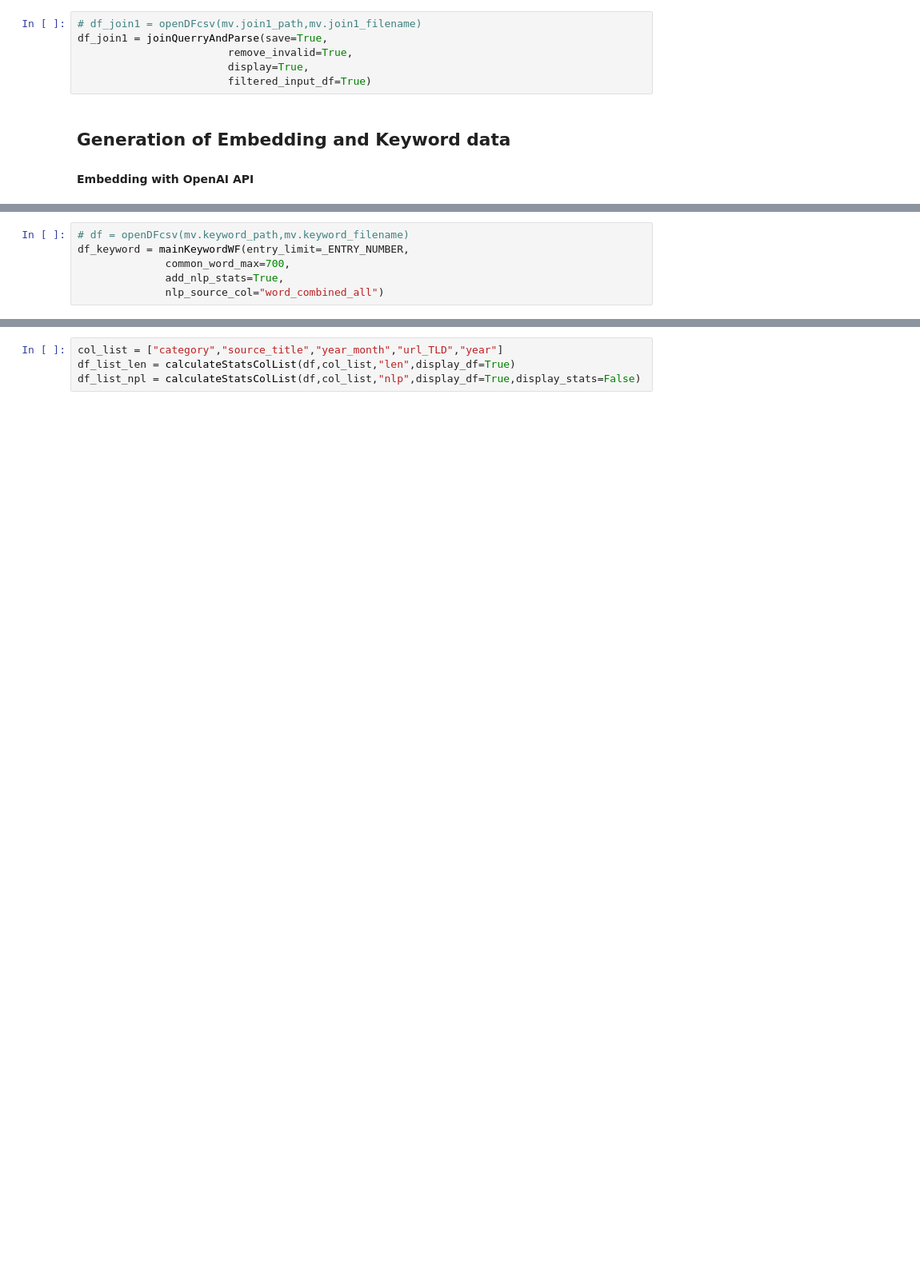
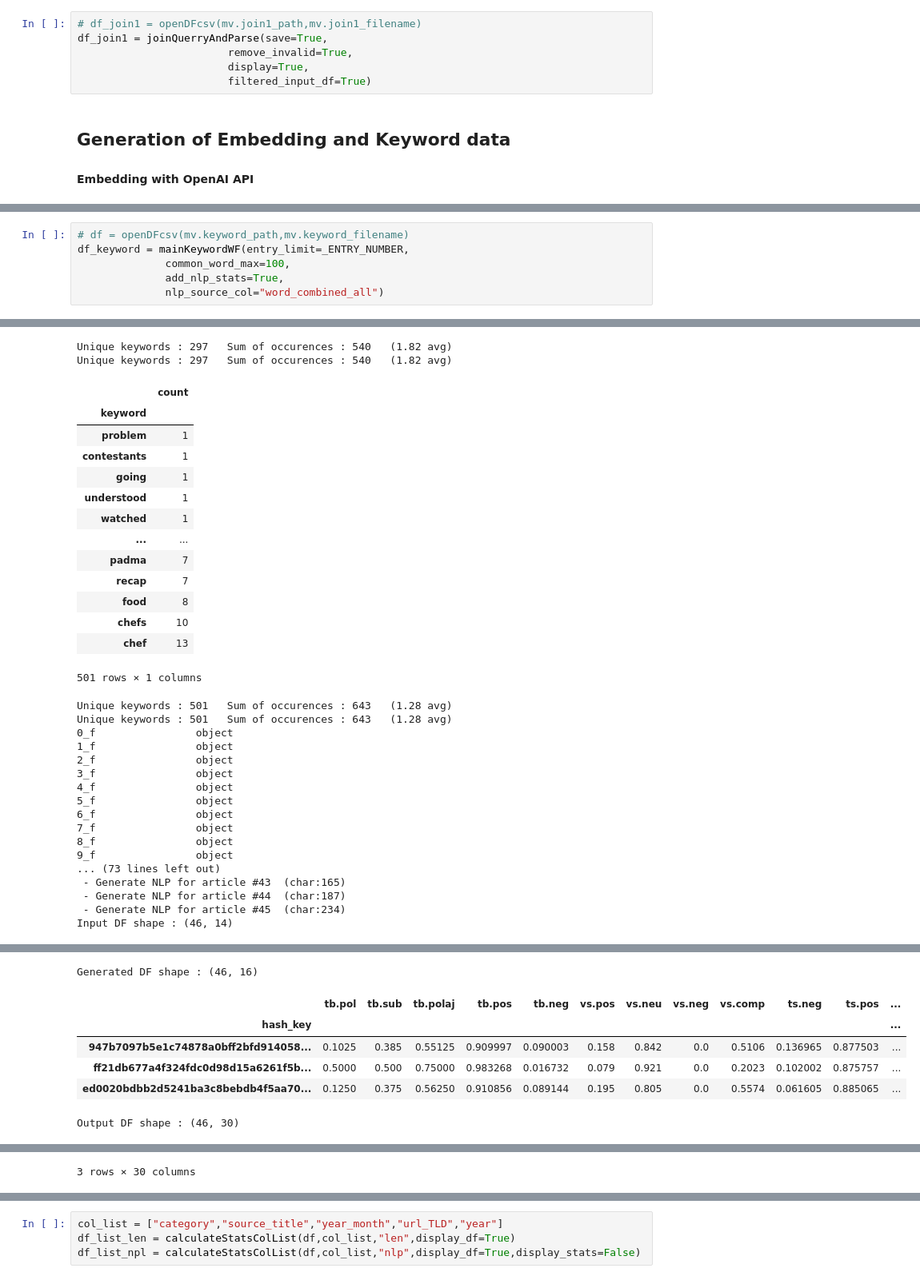
Before and after one commit to helibene/Article_LLM_repo, a Jupyter notebook: main_codebase/MAIN_CODE.ipynb, the cells around one changed output, grey strips where cells are left out. Shown at 80% size. Cells and saved outputs as stored; diff of their text form; blank space fills up the shorter version.

```diff
--- a/main_codebase/MAIN_CODE.ipynb
+++ b/main_codebase/MAIN_CODE.ipynb
@@ -184,6 +113,7 @@ df_embdedding2 = generateDimReducedDF(n_components=3,
 # %%
 # df = openDFcsv(mv.keyword_path,mv.keyword_filename)
 df_keyword = mainKeywordWF(entry_limit=_ENTRY_NUMBER,
-              common_word_max=700,
+              common_word_max=100,
               add_nlp_stats=True,
               nlp_source_col="word_combined_all")
+# %% [output]
@@ -189,0 +134,33 @@ df_keyword = mainKeywordWF(entry_limit=_ENTRY_NUMBER,
+Unique keywords : 297   Sum of occurences : 540   (1.82 avg)
+Unique keywords : 297   Sum of occurences : 540   (1.82 avg)
+|  | count |
+| keyword |  |
+| problem | 1 |
+| contestants | 1 |
+| going | 1 |
+| understood | 1 |
+| watched | 1 |
+| ... | ... |
+| padma | 7 |
+| recap | 7 |
+| food | 8 |
+| chefs | 10 |
+| chef | 13 |
+501 rows × 1 columns
+Unique keywords : 501   Sum of occurences : 643   (1.28 avg)
+Unique keywords : 501   Sum of occurences : 643   (1.28 avg)
+0_f                object
+1_f                object
+2_f                object
+3_f                object
+4_f                object
+5_f                object
+6_f                object
+7_f                object
+8_f                object
+9_f                object
+... (73 lines left out)
+ - Generate NLP for article #43  (char:165)
+ - Generate NLP for article #44  (char:187)
+ - Generate NLP for article #45  (char:234)
+Input DF shape : (46, 14)
@@ -189,0 +172,7 @@ df_keyword = mainKeywordWF(entry_limit=_ENTRY_NUMBER,
+Generated DF shape : (46, 16)
+|  | tb.pol | tb.sub | tb.polaj | tb.pos | tb.neg | vs.pos | vs.neu | vs.neg | vs.comp | ts.neg | ts.pos | ... |
+| hash_key |  |  |  |  |  |  |  |  |  |  |  | ... |
+| 947b7097b5e1c74878a0bff2bfd914058... | 0.1025 | 0.385 | 0.55125 | 0.909997 | 0.090003 | 0.158 | 0.842 | 0.0 | 0.5106 | 0.136965 | 0.877503 | ... |
+| ff21db677a4f324fdc0d98d15a6261f5b... | 0.5000 | 0.500 | 0.75000 | 0.983268 | 0.016732 | 0.079 | 0.921 | 0.0 | 0.2023 | 0.102002 | 0.875757 | ... |
+| ed0020bdbb2d5241ba3c8bebdb4f5aa70... | 0.1250 | 0.375 | 0.56250 | 0.910856 | 0.089144 | 0.195 | 0.805 | 0.0 | 0.5574 | 0.061605 | 0.885065 | ... |
+Output DF shape : (46, 30)
@@ -189,0 +184 @@ df_keyword = mainKeywordWF(entry_limit=_ENTRY_NUMBER,
+3 rows × 30 columns
```
Also changed, not shown: parts of 21 cells of this notebook, 8 other files.
